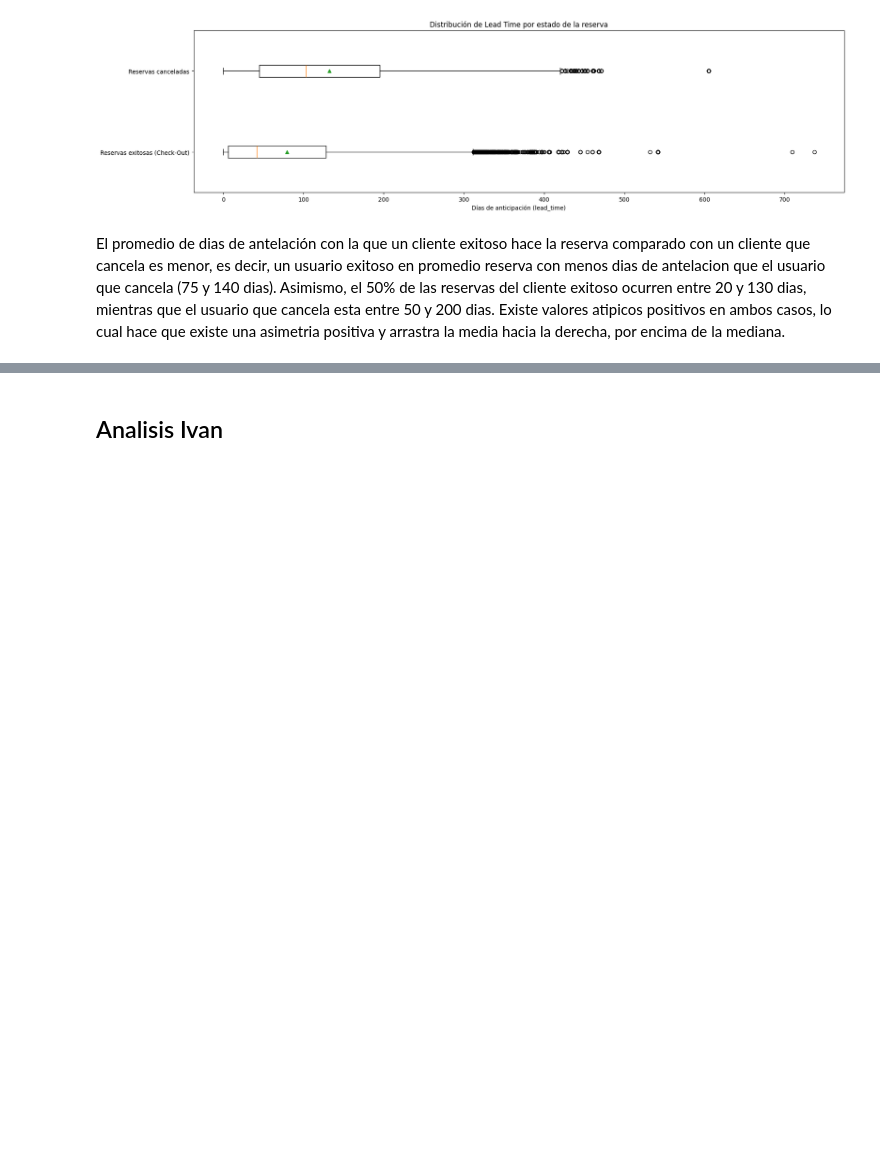
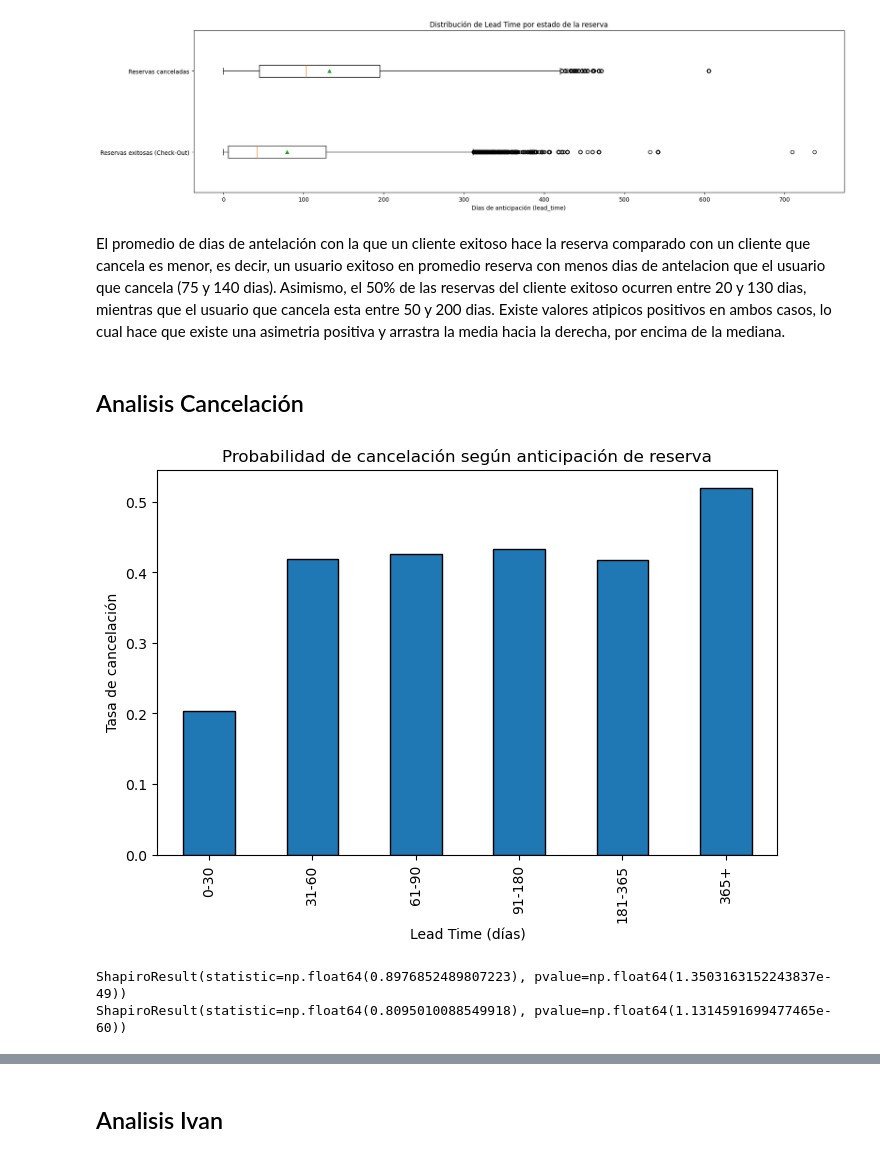
Before and after one commit to leodie1615/taller1, a Jupyter notebook: entendimiento-data.ipynb, the cells around one changed output, grey strips where cells are left out. Saved outputs shown, nothing was run; the diff lists cells and outputs as text; code cells hidden in the pictures; blank space fills up the shorter version.

```diff
--- a/entendimiento-data.ipynb
+++ b/entendimiento-data.ipynb
@@ -602,3 +596,25 @@ plt.show()
 [figure]
 # %% [markdown]
 El promedio de dias de antelación con la que un cliente exitoso hace la reserva comparado con un cliente que cancela es menor, es decir, un usuario exitoso en promedio reserva con menos dias de antelacion que el usuario que cancela (75 y 140 dias). Asimismo, el 50% de las reservas del cliente exitoso ocurren entre 20 y 130 dias, mientras que el usuario que cancela esta entre 50 y 200 dias. Existe valores atipicos positivos en ambos casos, lo cual hace que existe una asimetria positiva y arrastra la media hacia la derecha, por encima de la mediana.
+# %% [markdown]
+## Analisis Cancelación
+# %%
+# si df_reservation_mod viene de un filtrado previo:
+df_reservation_mod = df_reservation_mod.copy()
+
+bins   = [0, 30, 60, 90, 180, 365, df_reservation_mod["lead_time"].max()]
+labels = ["0-30", "31-60", "61-90", "91-180", "181-365", "365+"]
+
+df_reservation_mod["lead_time_bin"] = pd.cut(
+    df_reservation_mod["lead_time"], bins=bins, labels=labels, include_lowest=True, ordered=True
+)
+# %%
+cancel_rate = df_reservation_mod.groupby("lead_time_bin", observed=False)["is_canceled"].mean()
+
+ax = cancel_rate.plot(kind="bar", figsize=(8,5), edgecolor="black")
+ax.set_title("Probabilidad de cancelación según anticipación de reserva")
+ax.set_xlabel("Lead Time (días)")
+ax.set_ylabel("Tasa de cancelación")
+plt.show()
+# %% [output]
+[figure, added]
@@ -604,0 +624,7 @@ El promedio de dias de antelación con la que un cliente exitoso hace la reserva
+# %%
+import scipy.stats as stats
+print(stats.shapiro(canceladas.sample(5000, random_state=1)))  # muestra estadístico y p-valor
+print(stats.shapiro(no_canceladas.sample(5000, random_state=1)))
+# %% [output]
+ShapiroResult(statistic=np.float64(0.8976852489807223), pvalue=np.float64(1.3503163152243837e-49))
+ShapiroResult(statistic=np.float64(0.8095010088549918), pvalue=np.float64(1.1314591699477465e-60))
```
Also changed, not shown: parts of 9 cells of this notebook.
